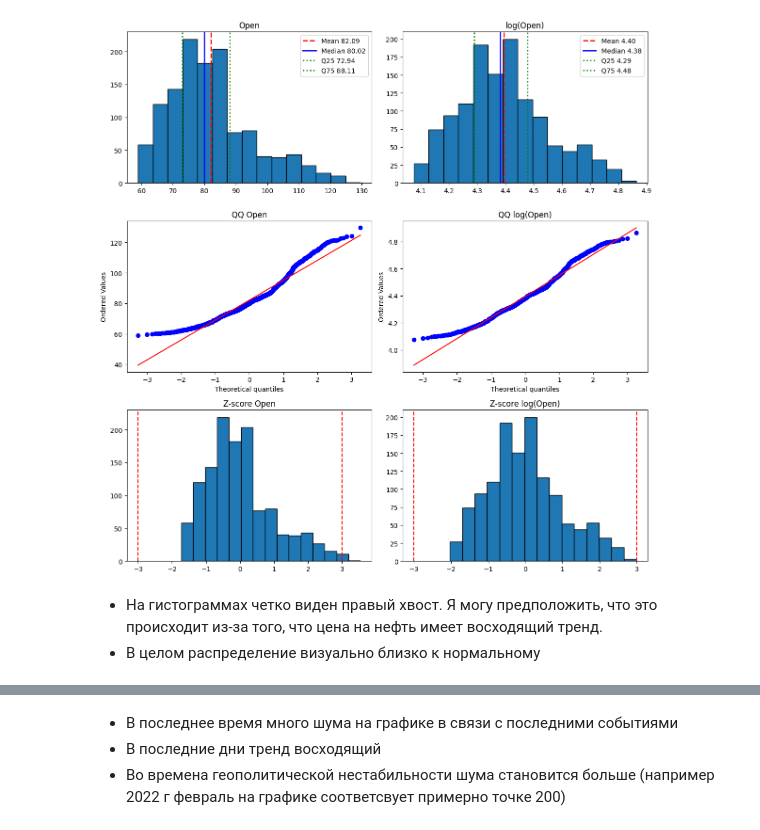
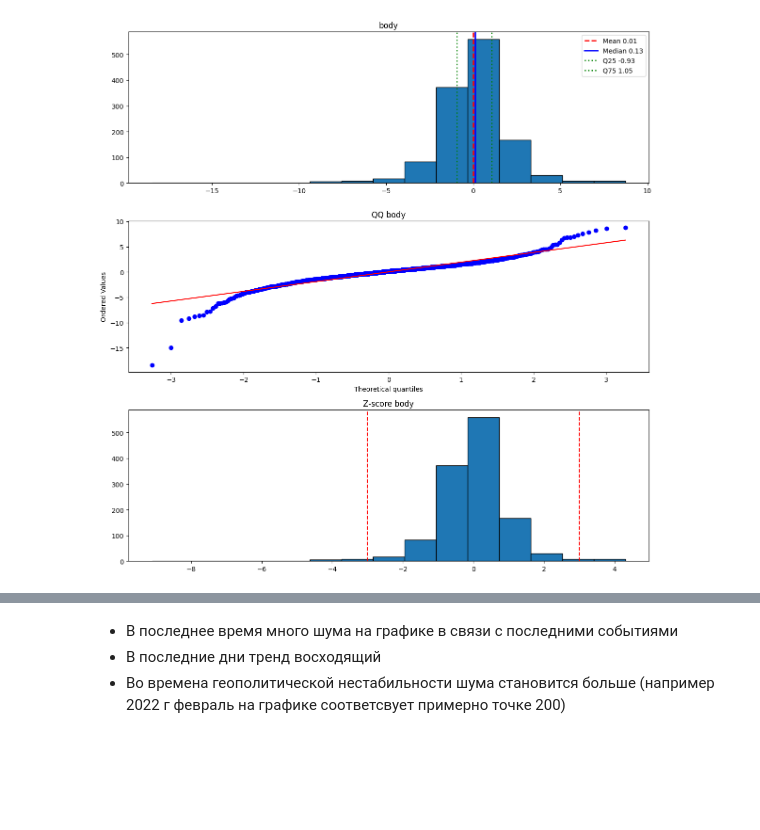
Before and after one commit to DimaOshchepkov/lab3, a Jupyter notebook: main.ipynb, the cells around one changed output, grey strips where cells are left out. Saved outputs shown, nothing was run; the diff lists cells and outputs as text; code cells hidden in the pictures; blank space fills up the shorter version.

```diff
--- a/main.ipynb
+++ b/main.ipynb
@@ -163,12 +141,9 @@ def analyze_distribution(df, column, bins=15):
     plt.tight_layout()
     plt.show()
 # %%
-analyze_distribution(df, 'Open')
+analyze_distribution(df, 'body')
 # %% [output]
-[figure, old version]
+[figure, new version]
-# %% [markdown]
-- На гистограммах четко виден правый хвост. Я могу предположить, что это происходит из-за того, что цена на нефть имеет восходящий тренд.
-- В целом распределение визуально близко к нормальному
 # %%
 from collections import defaultdict
 from typing import Dict
```
Also changed, not shown: parts of 46 cells of this notebook, 2 other files.
